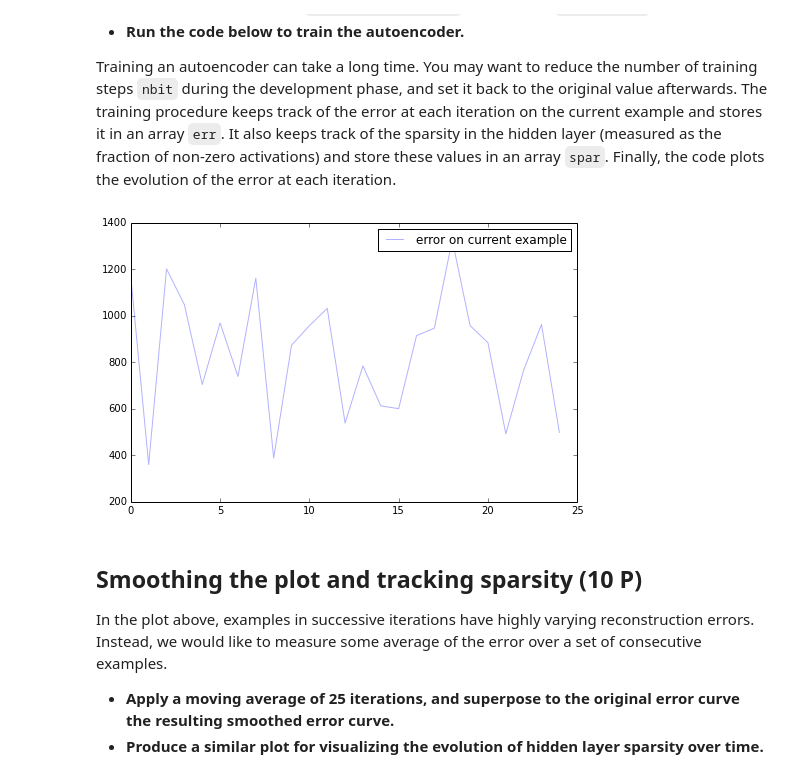
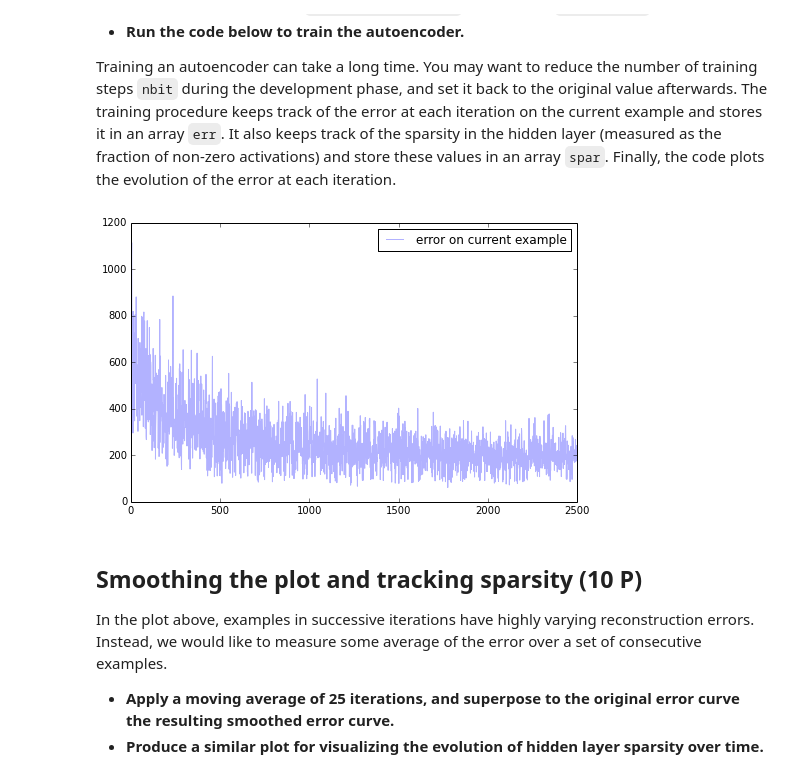
Before and after one commit to tim-pl-m/machinelearning2, a Jupyter notebook: ML2_exercise_4/sheet04.ipynb, the cells around one changed output. Drawn from its saved outputs; the diff is of its cells as text; code cells hidden in the pictures.

Commit message:
works, but with reshape

```diff
--- a/ML2_exercise_4/sheet04.ipynb
+++ b/ML2_exercise_4/sheet04.ipynb
@@ -64,7 +64,13 @@ class AutoEncoder:
 #         import solution
 #         self.dEdV,self.dEdW,self.dEdC,self.dEdB = solution.backward(self.x,self.z,self.V,dEdy)
         ###
-        self.dEdV,self.dEdW,self.dEdC,self.dEdB = (0,0,0,0)
+#         self.dEdV,self.dEdW,self.dEdC,self.dEdB = (0,0,0,0)
+#         return 0
+
+        self.dEdV = numpy.dot(self.z.reshape([225,1]),dEdy.reshape([1,784]))
+        self.dEdW = numpy.dot(dEdy.reshape([784,1]),numpy.dot(self.x.T,self.V.T).reshape([1,225]))
+        self.dEdC = dEdy
+        self.dEdB = numpy.dot(self.V,dEdy)
 
     def update(self,lr):
         self.V = self.V - lr*self.dEdV
@@ -81,34 +87,35 @@ Training an autoencoder can take a long time. You may want to reduce the number
 # %%
 ae = AutoEncoder(784,225)
 
 err  = [] # error at each iteration
 spar = [] # sparsity at each iteration
 
 # nbit = 25000
 # reduced nbit for developping
-nbit = 25
+# nbit = 250
+nbit = 2500
 for i in range(1,nbit+1):
 
     # Choose a random data point
     x0 = X[numpy.random.randint(70000)]
 
     # Train the autoencoder with this data point
     x = x0+numpy.random.normal(0,1.0,x0.shape)
     y = ae.forward(x)
     ae.backward(y-x0)
     ae.update(0.0005)
 
     # Keep track of the reconstruction error and sparsity
     err  += [((y-x0)**2).sum()]
     spar += [(ae.z>0).sum()*1.0/len(ae.z)]
 
 # Plot reconstruction error over time
 plt.figure(figsize=(8,5))
 plt.plot(err,alpha=0.3,label='error on current example')
 plt.legend(loc='upper right')
 plt.show()
 # %% [output]
-[figure, old version]
+[figure, new version]
 # %% [markdown]
 ## Smoothing the plot and tracking sparsity (10 P)
 
```
Also changed, not shown: parts of 1 cell of this notebook.
